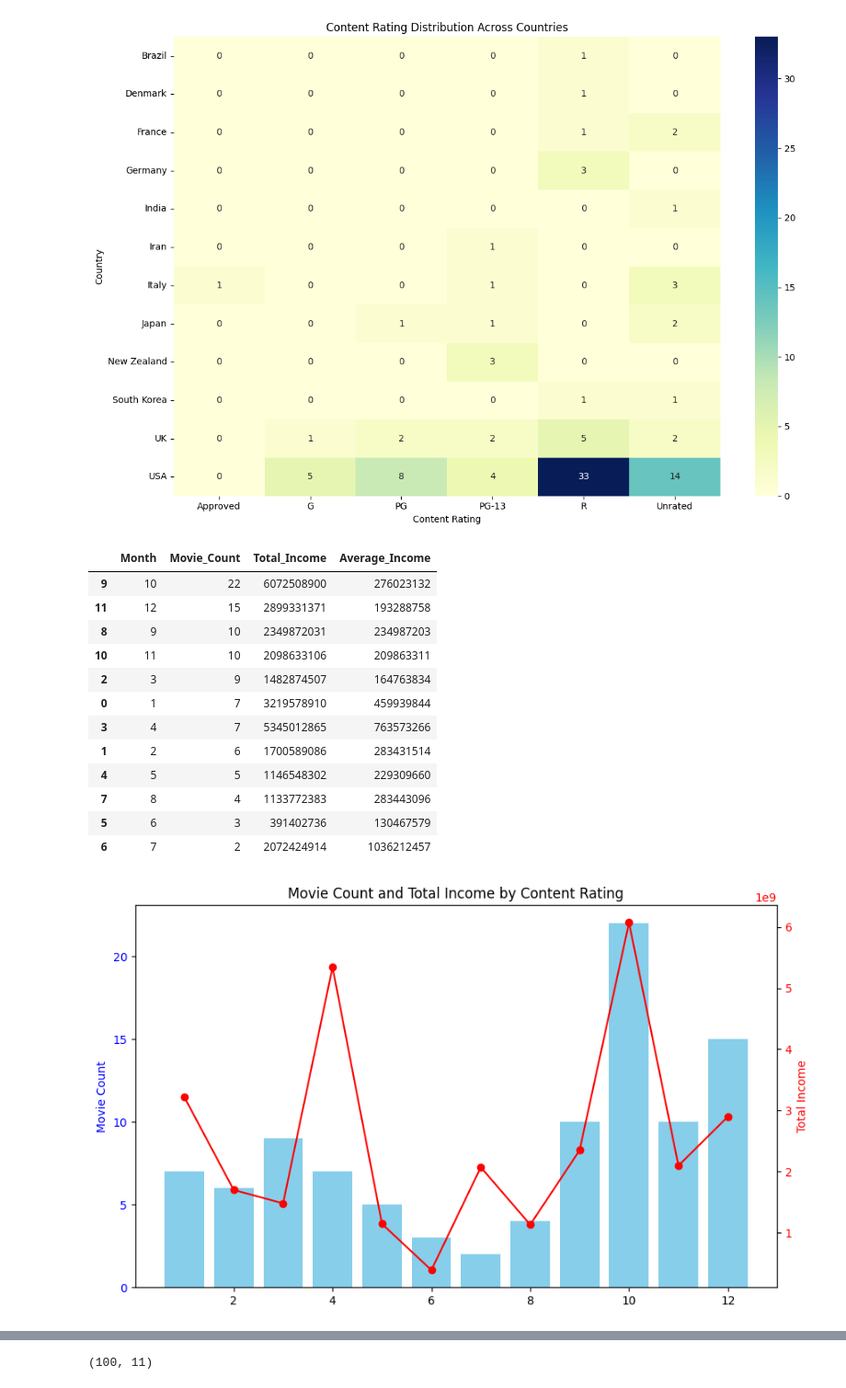
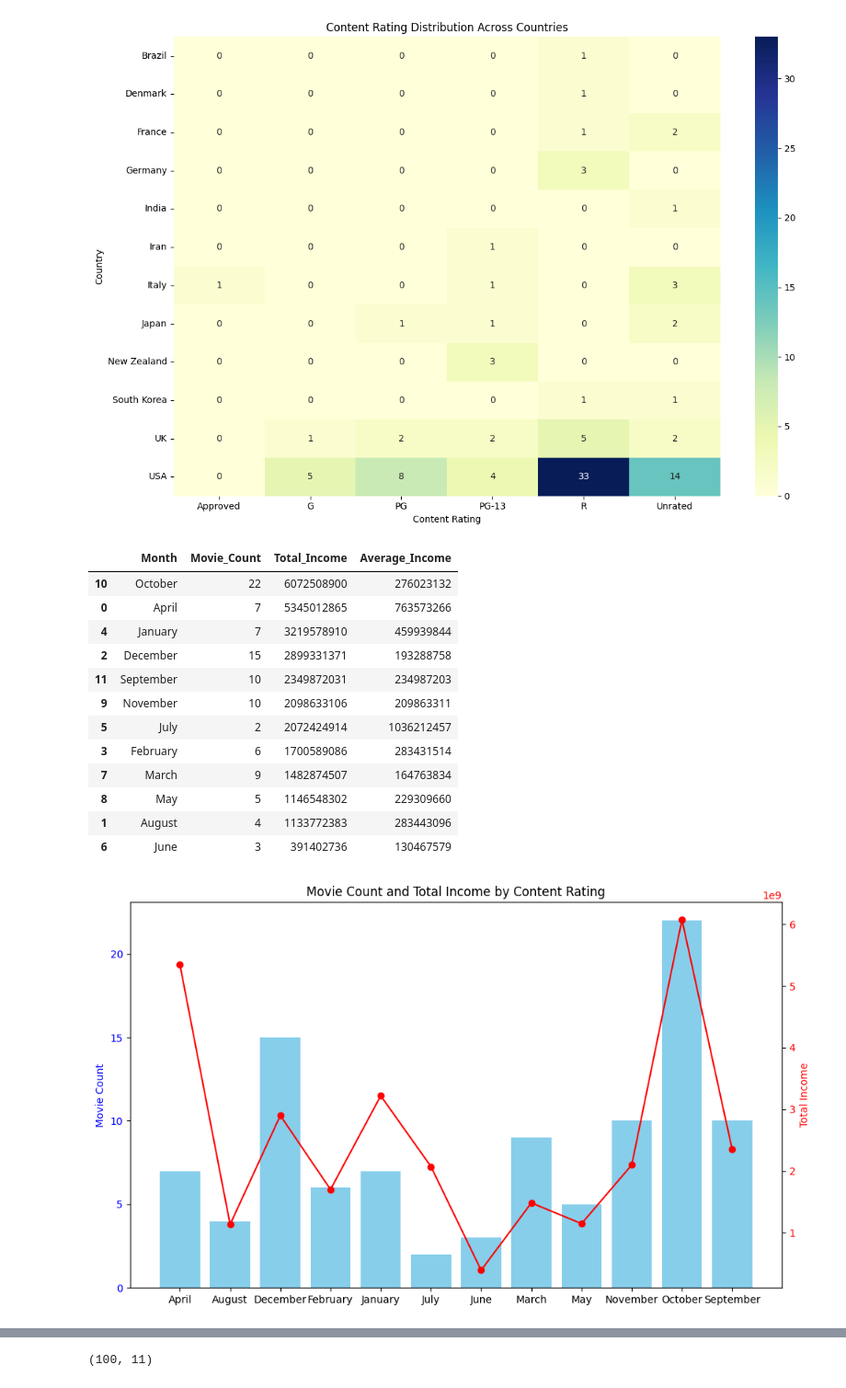
Before and after one commit to AyaUchiv/IDMB_MOVIE_DATASET, a Jupyter notebook: ANALYSIS/idmb_analysis.ipynb, the cells around one changed output, grey strips where cells are left out. Shown at 92% size. Cells and saved outputs as stored; diff of their text form; code cells hidden in the pictures.

```diff
--- a/ANALYSIS/idmb_analysis.ipynb
+++ b/ANALYSIS/idmb_analysis.ipynb
@@ -137,7 +137,10 @@ plt.show()
 idmb['Release Year'] = pd.to_datetime(idmb['Release year'])
 
 #extract the year from the datetime
-idmb['Month'] = idmb['Release Year'].dt.month
+#idmb['Month'] = idmb['Release Year'].dt.month
+
+# Extract the month name
+idmb['Month'] = idmb['Release Year'].dt.strftime('%B')
 # %%
 #calculating the year with the highest income
 summary_month = idmb.groupby('Month').agg(
@@ -145,36 +148,41 @@ summary_month = idmb.groupby('Month').agg(
     Total_Income=('Income', 'sum'),
     Average_Income=('Income', 'mean')
 ).reset_index()
-sorted_month = summary_month.sort_values(by='Movie_Count', ascending=False).head(13)
+sorted_month = summary_month.sort_values(by='Total_Income', ascending=False).head(13)
 sorted_month
 # %% [output]
 |  | Month | Movie_Count | Total_Income | Average_Income |
-| 9 | 10 | 22 | 6072508900 | 276023132 |
-| 11 | 12 | 15 | 2899331371 | 193288758 |
-| 8 | 9 | 10 | 2349872031 | 234987203 |
-| 10 | 11 | 10 | 2098633106 | 209863311 |
-| 2 | 3 | 9 | 1482874507 | 164763834 |
-| 0 | 1 | 7 | 3219578910 | 459939844 |
-| 3 | 4 | 7 | 5345012865 | 763573266 |
-| 1 | 2 | 6 | 1700589086 | 283431514 |
-| 4 | 5 | 5 | 1146548302 | 229309660 |
-| 7 | 8 | 4 | 1133772383 | 283443096 |
-| 5 | 6 | 3 | 391402736 | 130467579 |
-| 6 | 7 | 2 | 2072424914 | 1036212457 |
+| 10 | October | 22 | 6072508900 | 276023132 |
+| 0 | April | 7 | 5345012865 | 763573266 |
+| 4 | January | 7 | 3219578910 | 459939844 |
+| 2 | December | 15 | 2899331371 | 193288758 |
+| 11 | September | 10 | 2349872031 | 234987203 |
+| 9 | November | 10 | 2098633106 | 209863311 |
+| 5 | July | 2 | 2072424914 | 1036212457 |
+| 3 | February | 6 | 1700589086 | 283431514 |
+| 7 | March | 9 | 1482874507 | 164763834 |
+| 8 | May | 5 | 1146548302 | 229309660 |
+| 1 | August | 4 | 1133772383 | 283443096 |
+| 6 | June | 3 | 391402736 | 130467579 |
 # %%
 fig, ax1 = plt.subplots(figsize=(10,6))
+
 # Bar plot for Movie_Count
 ax1.bar(summary_month['Month'], summary_month['Movie_Count'], color='skyblue')
 ax1.set_ylabel('Movie Count', color='blue')
 ax1.tick_params(axis='y', labelcolor='blue')
 
 # Create second y-axis
 ax2 = ax1.twinx()
 ax2.plot(summary_month['Month'], summary_month['Total_Income'], color='red', marker='o')
 ax2.set_ylabel('Total Income', color='red')
 ax2.tick_params(axis='y', labelcolor='red')
 
+# Rotate x-axis labels
+plt.xticks(rotation=45)
+
 plt.title('Movie Count and Total Income by Content Rating')
+plt.tight_layout()  # Optional: prevents label cutoff
 plt.show()
 # %% [output]
-[figure, old version]
+[figure, new version]
```
Also changed, not shown: parts of 5 cells of this notebook.
